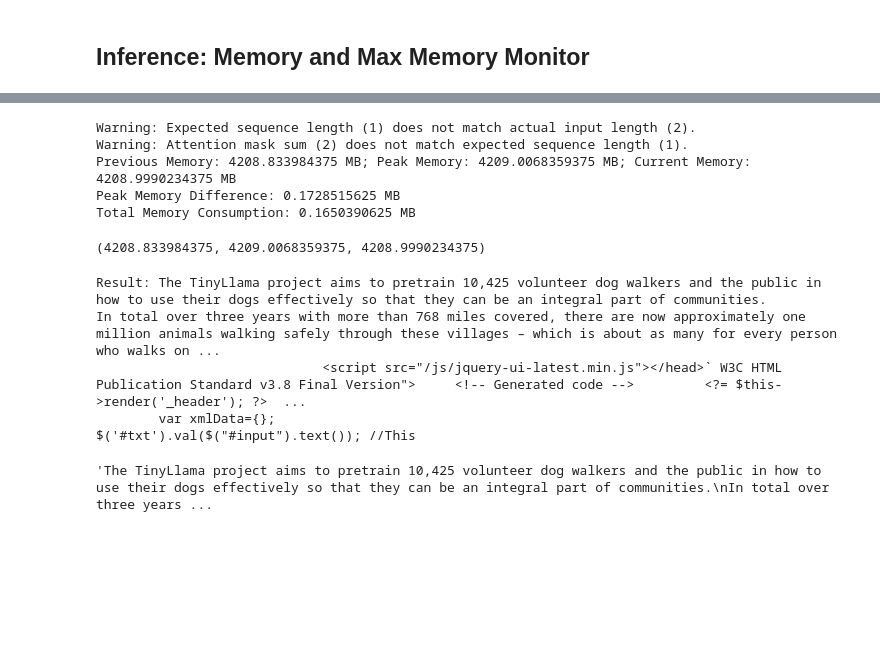
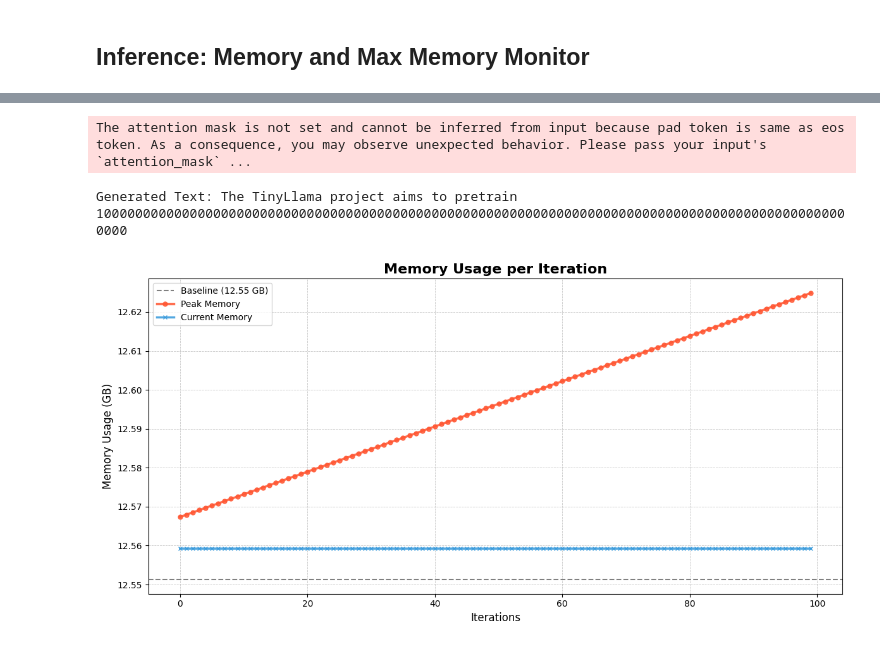
Before and after one commit to Yuxuan-Zhang-Dexter/LLM-Simulator, a Jupyter notebook: pytorch_memory_monitor.ipynb, the cells around one changed output, grey strips where cells are left out. Saved outputs shown, nothing was run; the diff lists cells and outputs as text; code cells hidden in the pictures; blank space fills up the shorter version.

Commit message:
finish inference memory monitoring

```diff
--- a/pytorch_memory_monitor.ipynb
+++ b/pytorch_memory_monitor.ipynb
@@ -9,14 +11,17 @@ from typing import Literal
 # Load Models
 
 device = torch.device("cuda" if torch.cuda.is_available() else "cpu")
+print(f"Current Available Device: {device}")
 use_amp = amp_supported = torch.cuda.is_available() and torch.cuda.get_device_capability(0) >= (7, 0)
-
+tinyllama_model_name = "TinyLlama/TinyLlama-1.1B-step-50K-105b"
+llama7b_model_name = "NousResearch/Llama-2-7b-hf"
+# local_model_dir = './model_cache'
 
 # tokenizer = AutoTokenizer.from_pretrained("NousResearch/Llama-2-7b-hf")
 # model = AutoModelForCausalLM.from_pretrained("NousResearch/Llama-2-7b-hf", torch_dtype=torch.float16).to(device)
 # Load model directly
 
-tokenizer = AutoTokenizer.from_pretrained("TinyLlama/TinyLlama-1.1B-step-50K-105b")
-model = AutoModelForCausalLM.from_pretrained("TinyLlama/TinyLlama-1.1B-step-50K-105b",   torch_dtype=torch.float16).to(device)
+# tokenizer = AutoTokenizer.from_pretrained("TinyLlama/TinyLlama-1.1B-step-50K-105b")
+# model = AutoModelForCausalLM.from_pretrained("TinyLlama/TinyLlama-1.1B-step-50K-105b",   torch_dtype=torch.float16).to(device)
 # %% [markdown]
 ## Inference: Memory and Max Memory Monitor
@@ -224,11 +255,5 @@ class ModelMemoryMonitor:
 # %%
-monitor = ModelMemoryMonitor(model, tokenizer, use_amp=use_amp, device=device)
-sample_inputs = monitor.simulate_input_ids(1)
-monitor.estimate_inference_memory(sample_inputs, memory_unit='mb')
+# # - Test estimate forward memory method
+# monitor = ModelMemoryMonitor(model_name, use_amp=use_amp, device=device)
+# sample_inputs = monitor.simulate_input_ids(1)
+# monitor.estimate_forward_memory(sample_inputs, memory_unit='mb')
-# %% [output]
-Warning: Expected sequence length (1) does not match actual input length (2).
-Warning: Attention mask sum (2) does not match expected sequence length (1).
-Previous Memory: 4208.833984375 MB; Peak Memory: 4209.0068359375 MB; Current Memory: 4208.9990234375 MB
-Peak Memory Difference: 0.1728515625 MB
-Total Memory Consumption: 0.1650390625 MB
-(4208.833984375, 4209.0068359375, 4208.9990234375)
@@ -240,38 +260,12 @@ with torch.no_grad():
-# %%
-# Prepare the input prompt
-prompt = (
-    'The TinyLlama project aims to pretrain '
-)
-
-# Tokenize the prompt
-input_ids = tokenizer(prompt, return_tensors="pt").input_ids.to(model.device)
-
-# Generation settings
-max_length = 500
-top_k = 10
-repetition_penalty = 1.5
-
-# Run inference with temperature sampling and repetition penalty
-with torch.no_grad():
-    generated_ids = model.generate(
-        input_ids,
-        do_sample=True,
-        max_length=max_length,
-        top_k=top_k,
-        repetition_penalty=repetition_penalty,
-        eos_token_id=tokenizer.eos_token_id
-    )
-
-# Decode the generated text
-generated_text = tokenizer.decode(generated_ids[0], skip_special_tokens=True)
-print(f"Result: {generated_text}")
-# %% [output]
-Result: The TinyLlama project aims to pretrain 10,425 volunteer dog walkers and the public in how to use their dogs effectively so that they can be an integral part of communities.
-In total over three years with more than 768 miles covered, there are now approximately one million animals walking safely through these villages – which is about as many for every person who walks on ...
-                             <script src="/js/jquery-ui-latest.min.js"></head>` W3C HTML Publication Standard v3.8 Final Version">     <!-- Generated code -->         <?= $this->render('_header'); ?>  ...
-        var xmlData={};
-$('#txt').val($("#input").text()); //This
-# %%
-generated_text
-# %% [output]
-'The TinyLlama project aims to pretrain 10,425 volunteer dog walkers and the public in how to use their dogs effectively so that they can be an integral part of communities.\nIn total over three years ...
+# %%
+# Test estimate inference memory method
+prompt = (
+    'You should generate 100 words to explain diffusion model: '
+)
+monitor = ModelMemoryMonitor(llama7b_model_name, use_amp=use_amp, device=device)
+prev_memory, peak_memory_lst, cur_memory_lst = monitor.estimate_iterative_inference_memory(prompt)
+monitor.draw_memory_lines(prev_memory, peak_memory_lst, cur_memory_lst, memory_unit='gb')
+# %% [output]
+The attention mask is not set and cannot be inferred from input because pad token is same as eos token. As a consequence, you may observe unexpected behavior. Please pass your input's `attention_mask` ...
+Generated Text: The TinyLlama project aims to pretrain 1000000000000000000000000000000000000000000000000000000000000000000000000000000000000000000000000000
+[figure, added]
```
Also changed, not shown: parts of 5 cells of this notebook, 1 other file.
